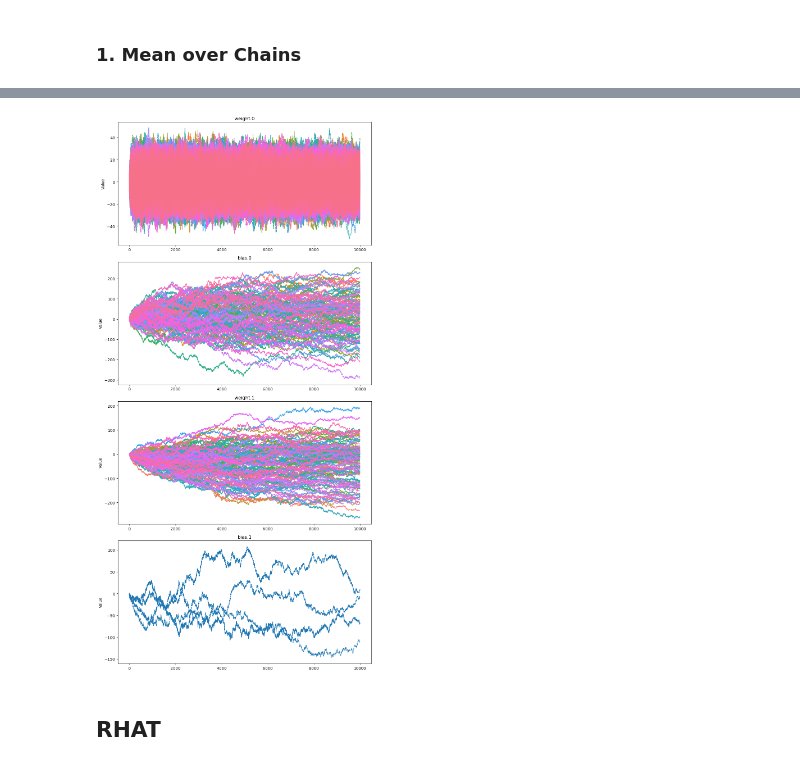
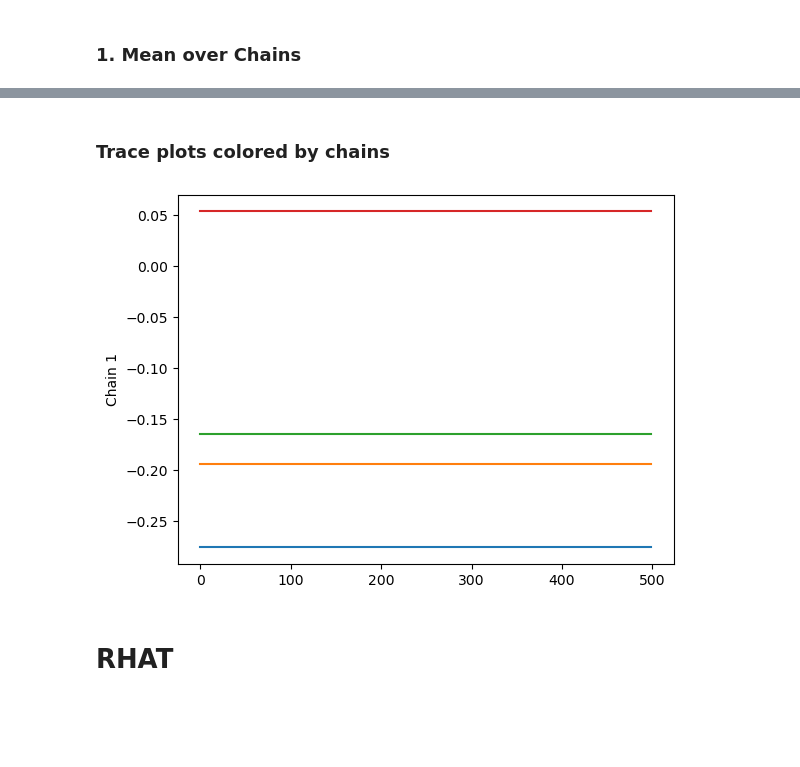
Before and after one commit to hannahrosafriesacher/HMC-UQ, a Jupyter notebook: evaluate_hmc.ipynb, the cells around one changed output, grey strips where cells are left out. Cells and saved outputs as stored; diff of their text form; code cells hidden in the pictures; blank space fills up the shorter version.

```diff
--- a/evaluate_hmc.ipynb
+++ b/evaluate_hmc.ipynb
@@ -86,14 +99,16 @@ params_reduced= filter_params_raw(nr_eval_params, ckpt_paths, parameter_sizes, r
 # %%
 nr_chains, nr_samples, _= params_reduced[0].shape
 # %%
-file_name = f'results/models/HMC/reduced/{target_id}_e{step_size}_l{l}_nrs{nr_samples}_nrc{nr_chains}_{init}init_reducedparam{nr_eval_params}'
+file_name = f'results/models/HMC/reduced/{target_id}_e{step_size}_l{l}_nrs{nr_samples}_nrc{nr_chains}_{init}init_mm{mm}_reducedparam{nr_eval_params}'
 with open(file_name, 'wb') as f:
     pickle.dump(params_reduced, f)
 # %% [markdown]
 # Load and filter reduced data
 # %%
-file_name = f'results/models/HMC/reduced/{target_id}_e{step_size}_l{l}_nrs{nr_samples}_nrc{nr_chains}_{init}init_reducedparam{nr_eval_params}'
+file_name = f'results/models/HMC/reduced/{target_id}_e{step_size}_l{l}_nrs{nr_samples}_nrc{nr_chains}_{init}init_mm{mm}_reducedparam{nr_eval_params}'
 
 with open(file_name, 'rb') as f:
     params_reduced = pickle.load(f)
+
+print(file_name)
 # %% [output]
@@ -177,34 +297,24 @@ calculate_autocorrelation(params_eval)
+# %% [markdown]
+### Trace plots colored by chains
 # %%
 params_eval = filter_params_reduced(params_reduced, 1000, return_layer=True)
-# %%
-def trace_plot(params, nr_plotsamples):
-    fig, axs = plt.subplots(ncols = 1, nrows=len(params), figsize = (10,20))
-    nr_chains = len(params)
-
-    for idx_param, params_layer in enumerate(params):
-        params_filtered = pd.DataFrame({})
-        nr_params_layer= params_layer.shape[2]
-        for chain in range(nr_chains):
-            params_layer_chain = pd.DataFrame(params_layer [chain], columns = [f'Param{i}' for i in range(nr_params_layer)])
-            params_layer_chain = params_layer_chain.iloc[:nr_plotsamples]
-            params_layer_chain['Sample'] = range(len(params_layer_chain))
-
-            params_layer_chain_long = params_layer_chain.melt(id_vars = 'Sample', var_name = 'Param', value_name = 'Value')
-            params_layer_chain_long['Chain'] = chain + 1
-            params_filtered = pd.concat((params_filtered, params_layer_chain_long))
-
-
-        ax = sns.lineplot(data = params_filtered, x = 'Sample', y = 'Value', hue = 'Param', style = 'Chain', legend = False, ax = axs[idx_param])
-        ax.set_title(param_names[idx_param])
-        ax.set_xlabel('')
-    plt.tight_layout()
-    plt.show()
+# %%
+params_showed = len(params_eval)
+
+def trace_plot(params, nr_plotsamples, params_layer, plot_idx):
+    #params_layer = from which param do I want to plot?
+    #plot_idx = index from param I want to plot
+    one_params = params_eval[params_layer][:,:,plot_idx].T
+    one_params  = pd.DataFrame(one_params, columns = ['Chain 1', 'Chain 2', 'Chain 3', 'Chain 4'])
+    for chain in range(4):
+        now = one_params[f'Chain {chain + 1}'][:nr_plotsamples]
+        sns.lineplot(data = now)
 # %%
-trace_plot(params_eval, 10000)
+trace_plot(params_eval, 500, 2, 0)
 # %% [output]
-[figure, old version]
+[figure, new version]
 # %% [markdown]
-## RHAT
+# RHAT
 # %%
 # All parameters
 
```
Also changed, not shown: parts of 31 cells of this notebook, 3 other files.
